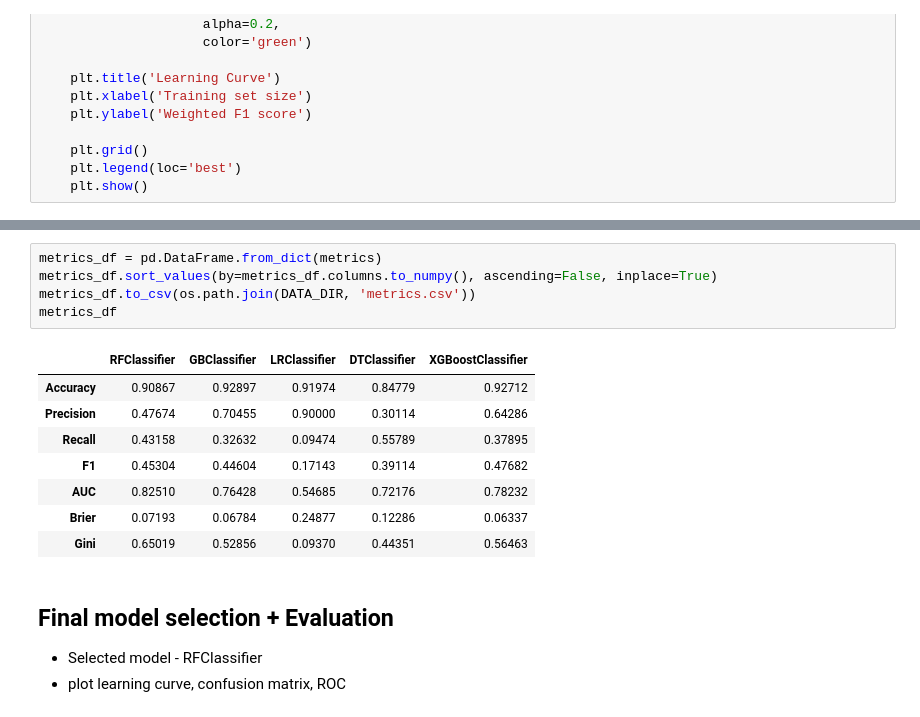
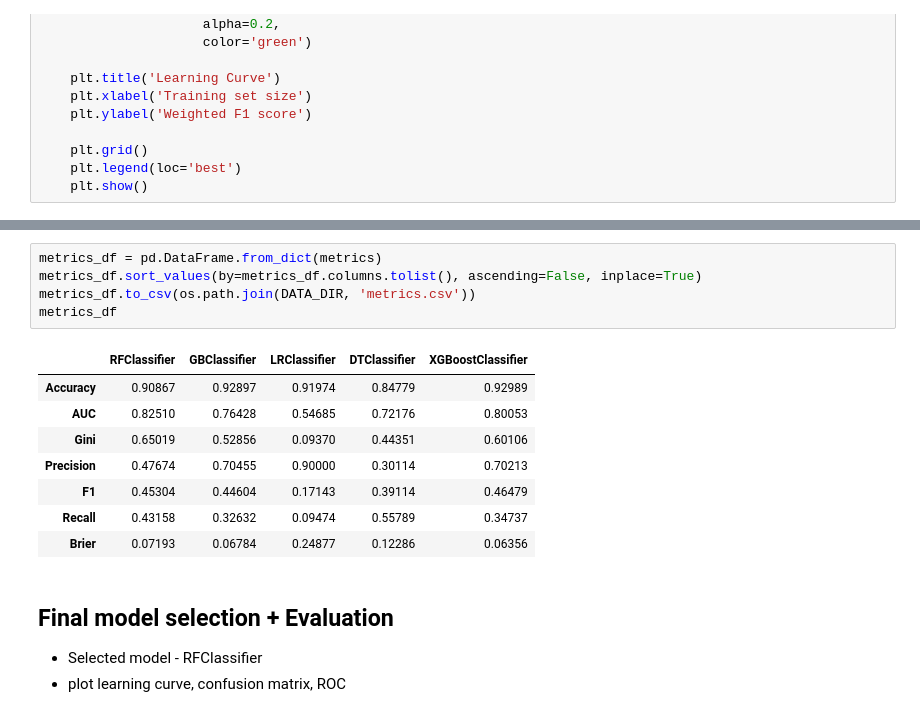
Before and after one commit to bihd00/4IZ480-project, a Jupyter notebook: src/main.ipynb, the cells around one changed output, grey strips where cells are left out. Cells and saved outputs as stored; diff of their text form.

```diff
--- a/src/main.ipynb
+++ b/src/main.ipynb
@@ -451,17 +467,17 @@ for model in [
 # %%
 metrics_df = pd.DataFrame.from_dict(metrics)
-metrics_df.sort_values(by=metrics_df.columns.to_numpy(), ascending=False, inplace=True)
+metrics_df.sort_values(by=metrics_df.columns.tolist(), ascending=False, inplace=True)
 metrics_df.to_csv(os.path.join(DATA_DIR, 'metrics.csv'))
 metrics_df
 # %% [output]
 |  | RFClassifier | GBClassifier | LRClassifier | DTClassifier | XGBoostClassifier |
-| Accuracy | 0.90867 | 0.92897 | 0.91974 | 0.84779 | 0.92712 |
-| Precision | 0.47674 | 0.70455 | 0.90000 | 0.30114 | 0.64286 |
-| Recall | 0.43158 | 0.32632 | 0.09474 | 0.55789 | 0.37895 |
-| F1 | 0.45304 | 0.44604 | 0.17143 | 0.39114 | 0.47682 |
-| AUC | 0.82510 | 0.76428 | 0.54685 | 0.72176 | 0.78232 |
-| Brier | 0.07193 | 0.06784 | 0.24877 | 0.12286 | 0.06337 |
-| Gini | 0.65019 | 0.52856 | 0.09370 | 0.44351 | 0.56463 |
+| Accuracy | 0.90867 | 0.92897 | 0.91974 | 0.84779 | 0.92989 |
+| AUC | 0.82510 | 0.76428 | 0.54685 | 0.72176 | 0.80053 |
+| Gini | 0.65019 | 0.52856 | 0.09370 | 0.44351 | 0.60106 |
+| Precision | 0.47674 | 0.70455 | 0.90000 | 0.30114 | 0.70213 |
+| F1 | 0.45304 | 0.44604 | 0.17143 | 0.39114 | 0.46479 |
+| Recall | 0.43158 | 0.32632 | 0.09474 | 0.55789 | 0.34737 |
+| Brier | 0.07193 | 0.06784 | 0.24877 | 0.12286 | 0.06356 |
 # %% [markdown]
 ## Final model selection + Evaluation
 - Selected model - RFClassifier
```
Also changed, not shown: parts of 5 cells of this notebook, 1 other file.
